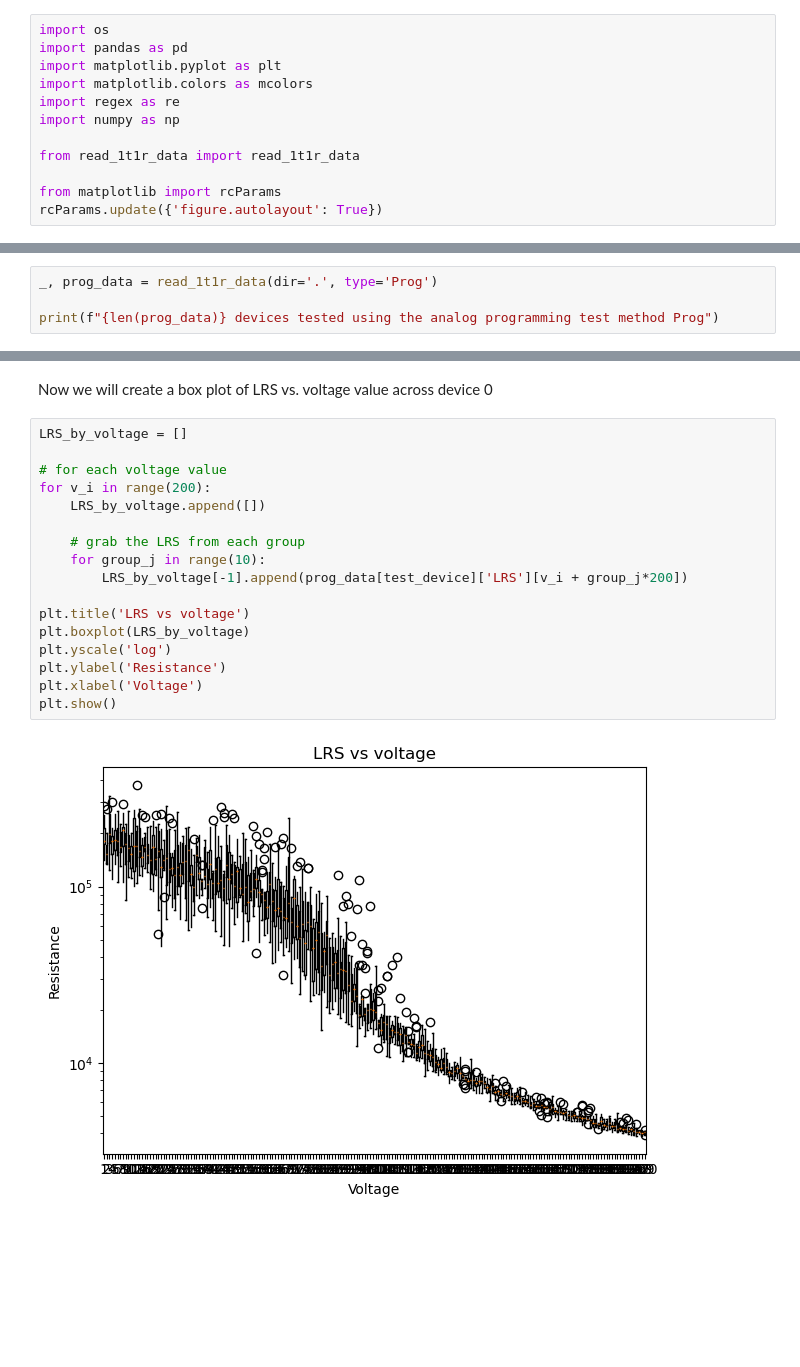
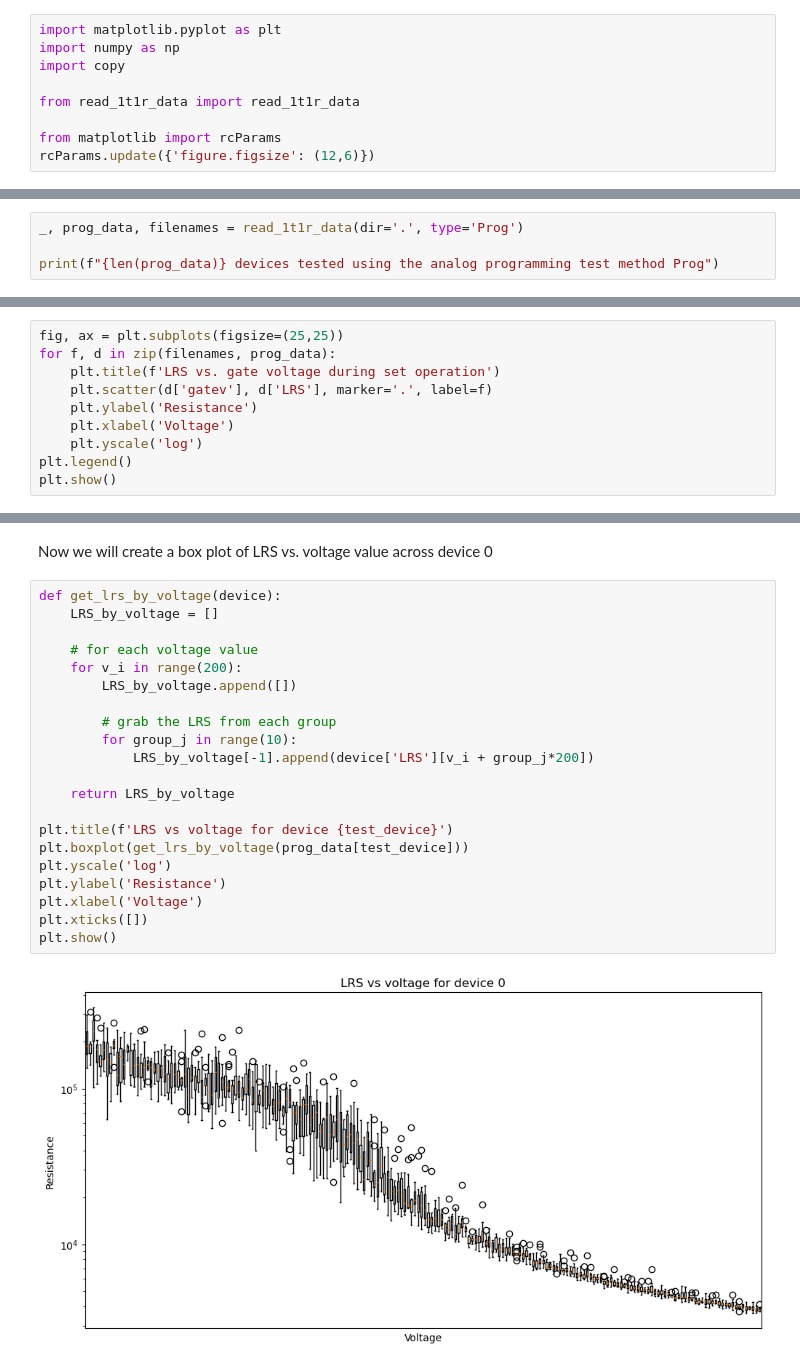
Before and after one commit to rfebbo/memr_dac, a Jupyter notebook: characterize_analog.ipynb, the cells around one changed output, grey strips where cells are left out. Saved outputs shown, nothing was run; the diff lists cells and outputs as text; blank space fills up the shorter version.

```diff
--- a/characterize_analog.ipynb
+++ b/characterize_analog.ipynb
@@ -1,15 +1,12 @@
 # %%
-import os
-import pandas as pd
 import matplotlib.pyplot as plt
-import matplotlib.colors as mcolors
-import regex as re
 import numpy as np
+import copy
 
 from read_1t1r_data import read_1t1r_data
 
 from matplotlib import rcParams
-rcParams.update({'figure.autolayout': True})
+rcParams.update({'figure.figsize': (12,6)})
 # %% [markdown]
 recursively search the folder for excel files starting with 'Prog'
 
@@ -19,5 +16,5 @@ the most important components of this data are HRS and LRS values as a function
 # %%
-_, prog_data = read_1t1r_data(dir='.', type='Prog')
+_, prog_data, filenames = read_1t1r_data(dir='.', type='Prog')
 
 print(f"{len(prog_data)} devices tested using the analog programming test method Prog")
 # %% [output]
@@ -32,0 +30,10 @@ lets plot LRS vs. gate voltage used during set for device 0 in log scale
+# %%
+fig, ax = plt.subplots(figsize=(25,25))
+for f, d in zip(filenames, prog_data):
+    plt.title(f'LRS vs. gate voltage during set operation')
+    plt.scatter(d['gatev'], d['LRS'], marker='.', label=f)
+    plt.ylabel('Resistance')
+    plt.xlabel('Voltage')
+    plt.yscale('log')
+plt.legend()
+plt.show()
@@ -65,22 +75,26 @@ max: 1.2 V
 # %% [markdown]
 Now we will create a box plot of LRS vs. voltage value across device 0
 # %%
-LRS_by_voltage = []
+def get_lrs_by_voltage(device):
+    LRS_by_voltage = []
 
-# for each voltage value
-for v_i in range(200):
-    LRS_by_voltage.append([])
+    # for each voltage value
+    for v_i in range(200):
+        LRS_by_voltage.append([])
 
-    # grab the LRS from each group
-    for group_j in range(10):
-        LRS_by_voltage[-1].append(prog_data[test_device]['LRS'][v_i + group_j*200])
+        # grab the LRS from each group
+        for group_j in range(10):
+            LRS_by_voltage[-1].append(device['LRS'][v_i + group_j*200])
 
-plt.title('LRS vs voltage')
-plt.boxplot(LRS_by_voltage)
+    return LRS_by_voltage
+
+plt.title(f'LRS vs voltage for device {test_device}')
+plt.boxplot(get_lrs_by_voltage(prog_data[test_device]))
 plt.yscale('log')
 plt.ylabel('Resistance')
 plt.xlabel('Voltage')
+plt.xticks([])
 plt.show()
 # %% [output]
-[figure, old version]
+[figure, new version]
 # %% [markdown]
```
Also changed, not shown: parts of 19 cells of this notebook, 1 other file.
